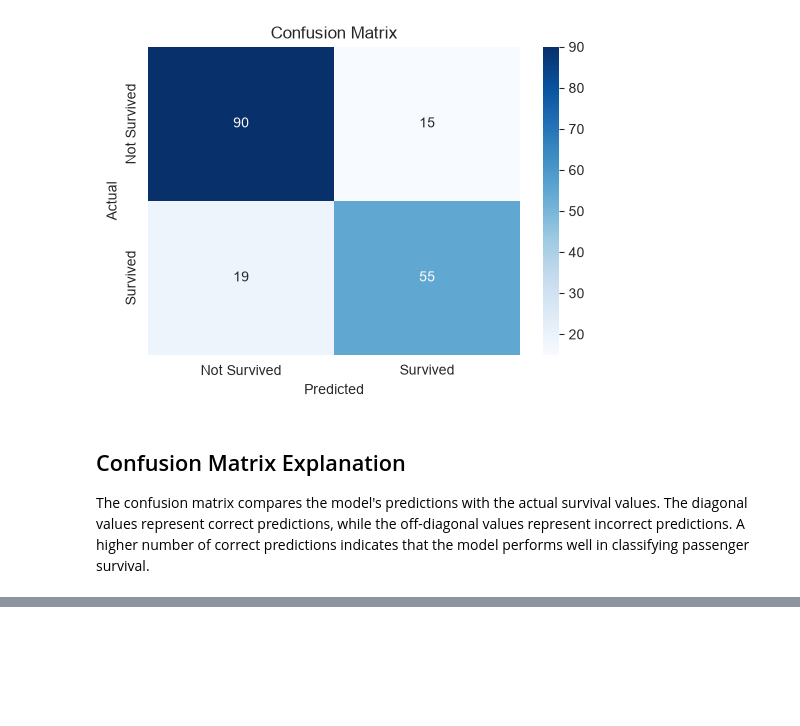
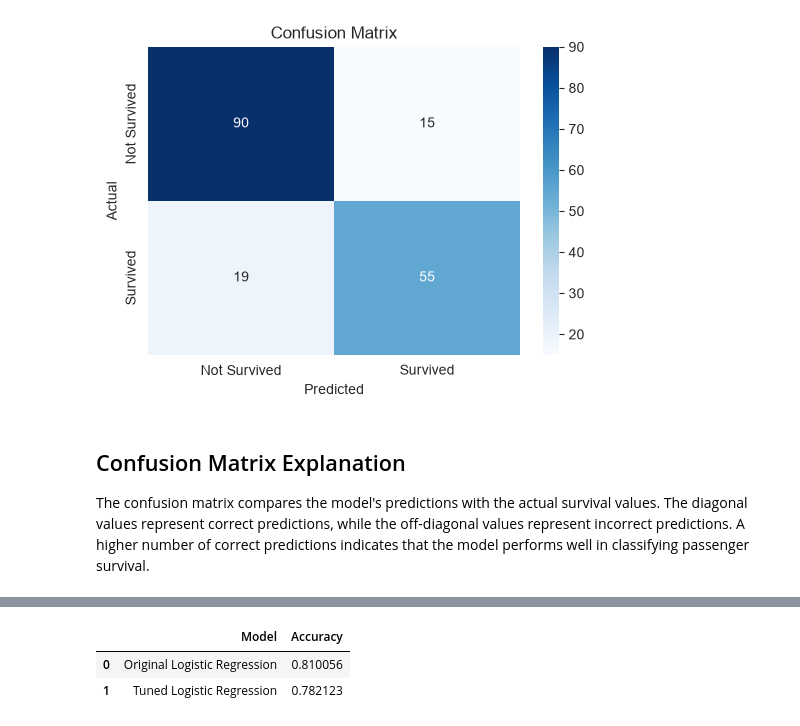
Before and after one commit to Gulammustafa1-pixel/neurofive-ml-track, a Jupyter notebook: Titanic_EDA..ipynb, the cells around one changed output, grey strips where cells are left out. Saved outputs shown, nothing was run; the diff lists cells and outputs as text; code cells hidden in the pictures; blank space fills up the shorter version.

```diff
--- a/Titanic_EDA..ipynb
+++ b/Titanic_EDA..ipynb
@@ -263,0 +283,14 @@ The confusion matrix compares the model's predictions with the actual survival v
+# %%
+param_grid = {
+    "C": [0.01, 0.1, 1, 10, 100],
+    "solver": ["liblinear", "lbfgs"]
+}
+
+grid = GridSearchCV(
+    LogisticRegression(max_iter=1000),
+    param_grid,
+    cv=5,
+    scoring="accuracy"
+)
+
+grid.fit(X_train, y_train)
@@ -263,0 +308,6 @@ The confusion matrix compares the model's predictions with the actual survival v
+# %%
+best_model = grid.best_estimator_
+
+y_pred_tuned = best_model.predict(X_test)
+
+print(classification_report(y_test, y_pred_tuned))
@@ -263,0 +323,15 @@ The confusion matrix compares the model's predictions with the actual survival v
+# %%
+original_accuracy = accuracy_score(y_test, y_pred)
+
+tuned_accuracy = accuracy_score(y_test, y_pred_tuned)
+
+comparison = pd.DataFrame({
+    "Model": ["Original Logistic Regression", "Tuned Logistic Regression"],
+    "Accuracy": [original_accuracy, tuned_accuracy]
+})
+
+comparison
+# %% [output]
+|  | Model | Accuracy |
+| 0 | Original Logistic Regression | 0.810056 |
+| 1 | Tuned Logistic Regression | 0.782123 |
```
Also changed, not shown: parts of 7 cells of this notebook.
